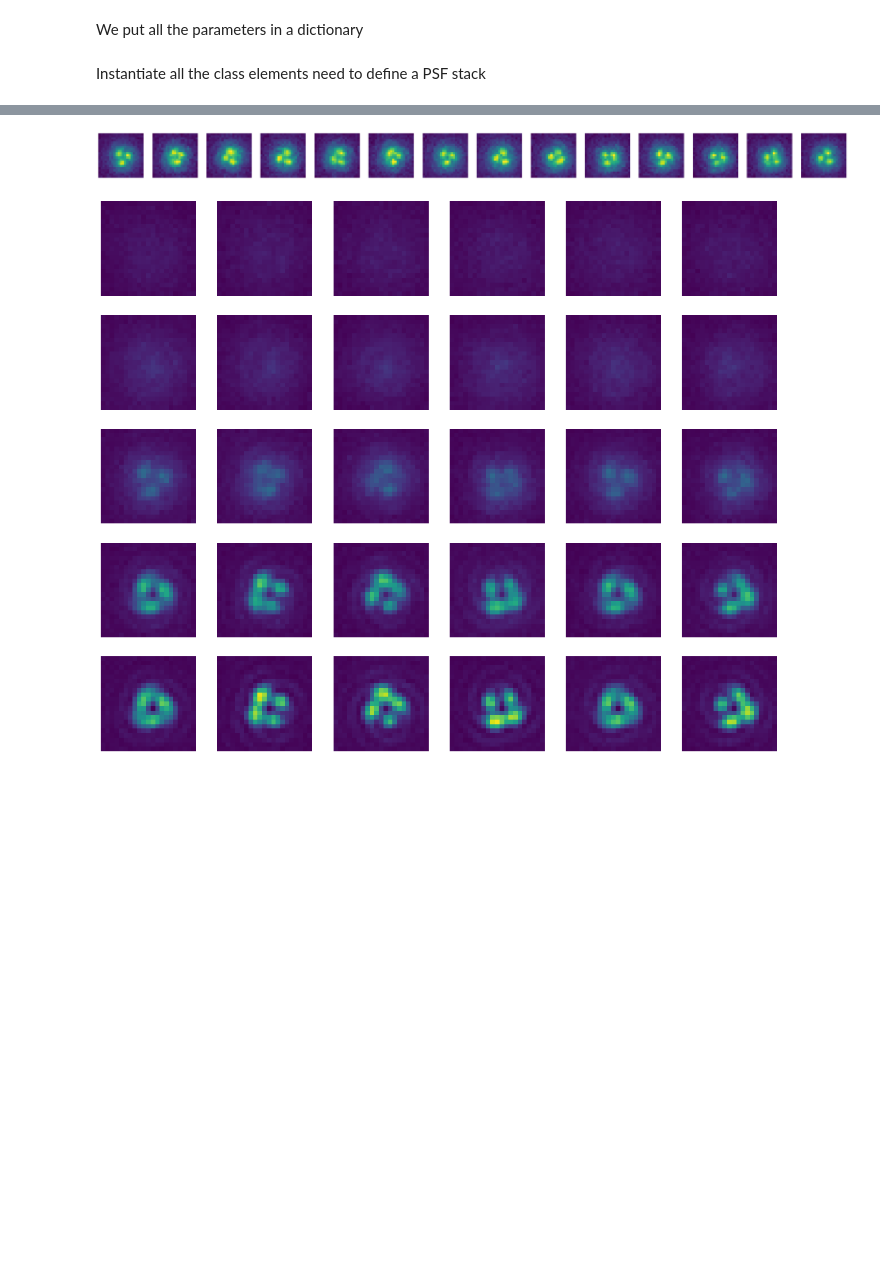
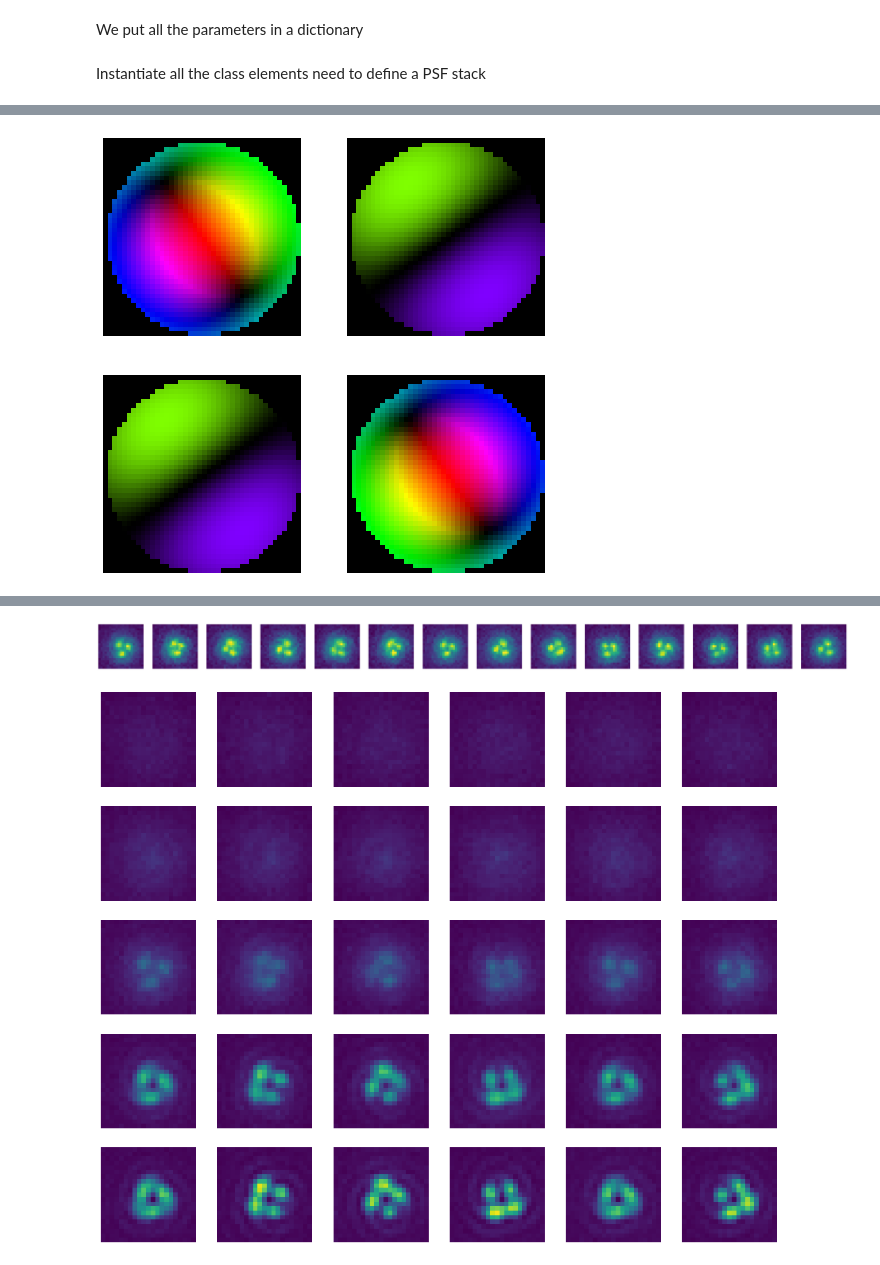
Before and after one commit to rodguti90/pyPSFstack, a Jupyter notebook: retrieval_exp_stack.ipynb, the cells around one changed output, grey strips where cells are left out. Saved outputs shown, nothing was run; the diff lists cells and outputs as text; code cells hidden in the pictures; blank space fills up the shorter version.

```diff
--- a/retrieval_exp_stack.ipynb
+++ b/retrieval_exp_stack.ipynb
@@ -144,0 +146,4 @@ for ax in axs.ravel():
+# %%
+seo.plot_pupil_field()
+# %% [output]
+[figure, added]
```
Also changed, not shown: parts of 41 cells of this notebook.
